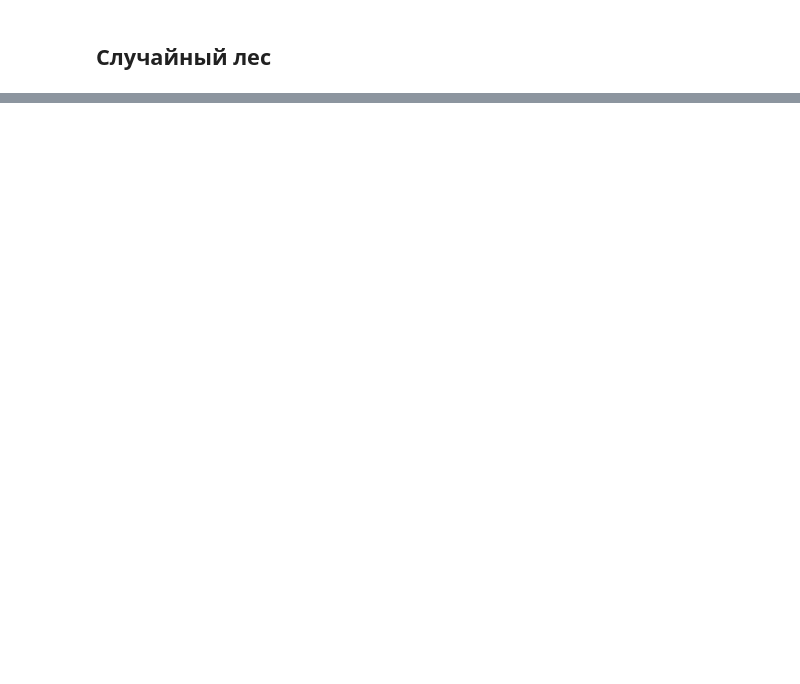
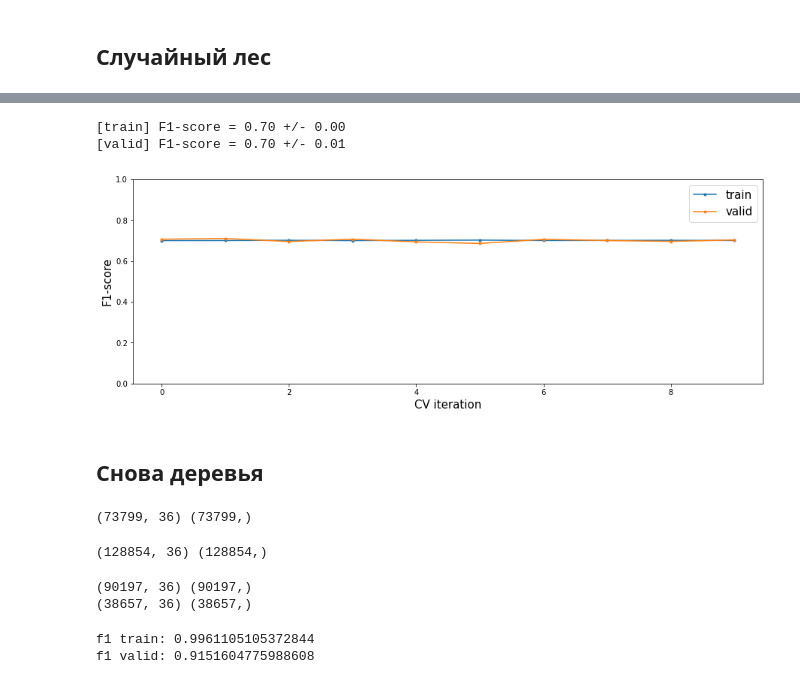
Before and after one commit to sau114/skillfactory_rds, a Jupyter notebook: module_4/scoring.ipynb, the cells around one changed output, grey strips where cells are left out. Drawn from its saved outputs; the diff is of its cells as text; code cells hidden in the pictures; blank space fills up the shorter version.

```diff
--- a/module_4/scoring.ipynb
+++ b/module_4/scoring.ipynb
@@ -316,0 +518,27 @@ feat_importances.nlargest(20).plot(kind='barh')
+# %%
+# проверим кросс-вадидацией что ли
+cv_metrics = skl_ms.cross_validate(logit_2, X_train, y_train, cv=10, scoring='f1', return_train_score=True)
+
+def plot_cv_metrics(cv_metrics):
+    avg_f1_train, std_f1_train = cv_metrics['train_score'].mean(), cv_metrics['train_score'].std()
+    avg_f1_valid, std_f1_valid = cv_metrics['test_score'].mean(), cv_metrics['test_score'].std()
+    print('[train] F1-score = {:.2f} +/- {:.2f}'.format(avg_f1_train, std_f1_train))
+    print('[valid] F1-score = {:.2f} +/- {:.2f}'.format(avg_f1_valid, std_f1_valid))
+
+    plt.figure(figsize=(15, 5))
+
+    plt.plot(cv_metrics['train_score'], label='train', marker='.')
+    plt.plot(cv_metrics['test_score'], label='valid', marker='.')
+
+    plt.ylim([0., 1.]);
+    plt.xlabel('CV iteration', fontsize=15)
+    plt.ylabel('F1-score', fontsize=15)
+    plt.legend(fontsize=15)
+
+plot_cv_metrics(cv_metrics)
+# %% [output]
+[train] F1-score = 0.70 +/- 0.00
+[valid] F1-score = 0.70 +/- 0.01
+[figure, added]
+# %% [markdown]
+## Снова деревья
@@ -316,0 +589,34 @@ feat_importances.nlargest(20).plot(kind='barh')
+# %%
+# делим на признаки и целевую
+X = train_forrest.drop(columns=['default'])
+y = train_forrest['default']
+print(X.shape, y.shape)
+# %% [output]
+(73799, 36) (73799,)
+# %%
+# балансировка библиотекой imblearn
+oversampling = SMOTE(sampling_strategy='auto', random_state=73)
+X_ovs, y_ovs = oversampling.fit_resample(X, y)
+print(X_ovs.shape, y_ovs.shape)
+# %% [output]
+(128854, 36) (128854,)
+# %%
+# деление
+X_train, X_valid, y_train, y_valid = skl_ms.train_test_split(X_ovs, y_ovs, train_size=0.7, random_state=73)
+print(X_train.shape, y_train.shape)
+print(X_valid.shape, y_valid.shape)
+# %% [output]
+(90197, 36) (90197,)
+(38657, 36) (38657,)
+# %%
+# обучение и предсказание
+forrest_2 = skl_en.RandomForestClassifier(n_estimators=16, n_jobs=8) # из хулиганских соображений
+forrest_2.fit(X_train, y_train)
+y_train_pred = forrest_2.predict(X_train)
+y_valid_pred = forrest_2.predict(X_valid)
+print('f1 train:', skl_mt.f1_score(y_train, y_train_pred))
+print('f1 valid:', skl_mt.f1_score(y_valid, y_valid_pred))
+# многообещающе
+# %% [output]
+f1 train: 0.9961105105372844
+f1 valid: 0.9151604775988608
```
Also changed, not shown: parts of 40 cells of this notebook, 1 other file.
